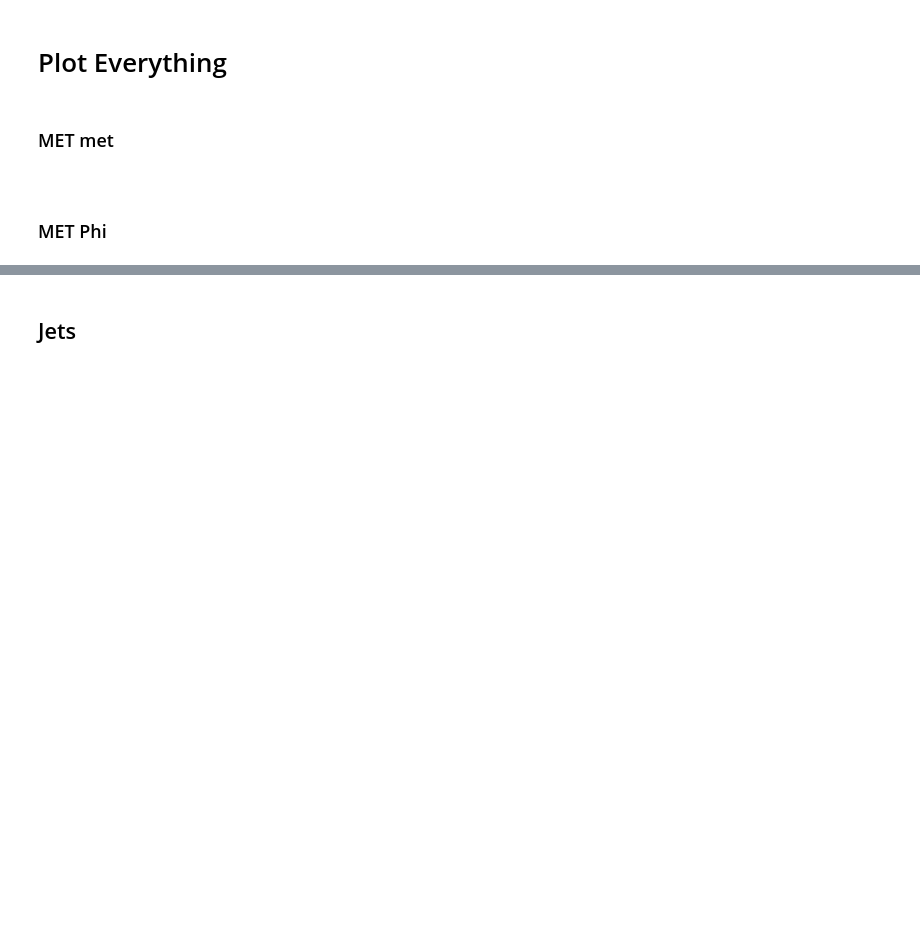
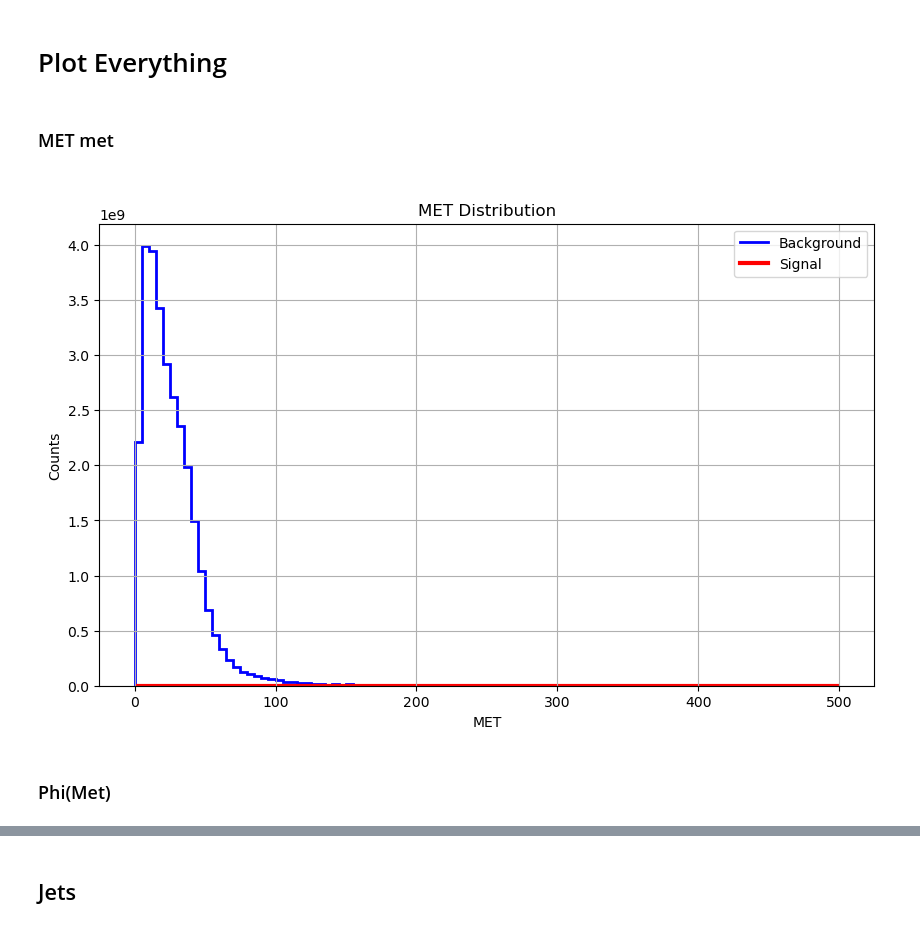
Before and after one commit to MarioPardo/UDEA_HEP_Analysis, a Jupyter notebook: data/AnalysisTemplate.ipynb, the cells around one changed output, grey strips where cells are left out. Drawn from its saved outputs; the diff is of its cells as text; code cells hidden in the pictures; blank space fills up the shorter version.

Commit message:
Plotting Met Met

```diff
--- a/data/AnalysisTemplate.ipynb
+++ b/data/AnalysisTemplate.ipynb
@@ -51,8 +51,83 @@ binning = {
 <h1> Plot Everything</h1>
 # %% [markdown]
 <h3> MET met <h3>
+# %%
+# Create histograms
+met_hist_background = Hist(
+    axis.Regular(binning["Transverse"]["bins"], *binning["Transverse"]["range"], name="MET", label="MET")
+)
+met_hist_signal = Hist(
+    axis.Regular(binning["Transverse"]["bins"], *binning["Transverse"]["range"], name="MET", label="MET")
+)
+
+
+#Signal Data
+signal_tree = signal_file[tree_name]
+signal_met = signal_tree["MissingET.MET"].array(library="np")
+numSigEvents = len(signal_met)
+signal_weight = calculateWeight(num_events=numSigEvents, effective_area= signal_crossSection, lumi = luminescence)
+
+met_hist_signal.fill(MET=signal_met,weight = signal_weight)
+
+#Background
+for folder_name in os.listdir(current_dir):
+    folder_path = os.path.join(current_dir, folder_name)
+
+    # Check if the current item is a directory and if its name is in the background_folders dictionary
+    if os.path.isdir(folder_path) and folder_name in background_folders:
+        cross_section = background_folders[folder_name]
+
+        for root_file in os.listdir(folder_path):
+            if root_file.endswith(".root"):
+                file_path = os.path.join(folder_path, root_file)
+                background_file = uproot.open(file_path)
+                background_tree = background_file[tree_name]
+
+                background_met = background_tree["MissingET.MET"].array(library="np")
+                numBkgEvents= len(background_met)
+                calculatedWeight = calculateWeight(num_events=numBkgEvents, effective_area= cross_section, lumi = luminescence)
+
+                met_hist_background.fill(MET=background_met,weight =calculatedWeight)
+
+
+
+
+
+
+#Set up histogram
+plt.figure(figsize=(10, 6))
+
+# Background histogram
+plt.stairs(
+    met_hist_background.values(),
+    met_hist_background.axes[0].edges,
+    color='blue',
+    label='Background',
+    linewidth=2
+)
+
+# Signal histogram
+plt.stairs(
+    met_hist_signal.values(),
+    met_hist_signal.axes[0].edges,
+    color='red',
+    label='Signal',
+    linewidth=3
+)
+
+# Add labels and legend
+plt.xlabel('MET')
+plt.ylabel('Counts')
+plt.title('MET Distribution')
+plt.legend()
+plt.grid(True)
+
+# Show the plot
+plt.show()
+# %% [output]
+[figure, added]
 # %% [markdown]
-<h3> MET Phi </h3>
+<h3> Phi(Met) </h3>
 # %%
 # Create histograms
 met_phi_hist_background = Hist(
```
Also changed, not shown: parts of 10 cells of this notebook, 1 other file.
